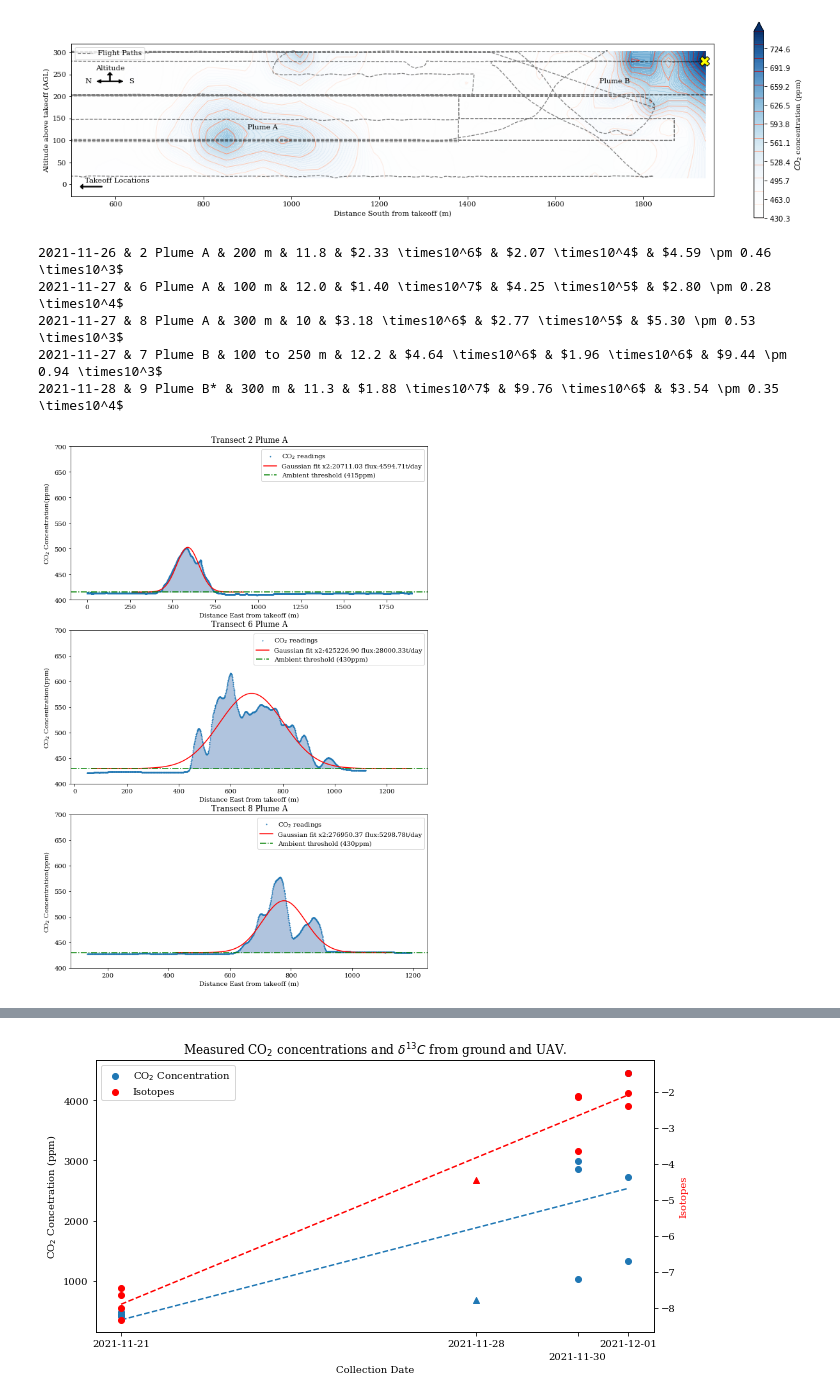
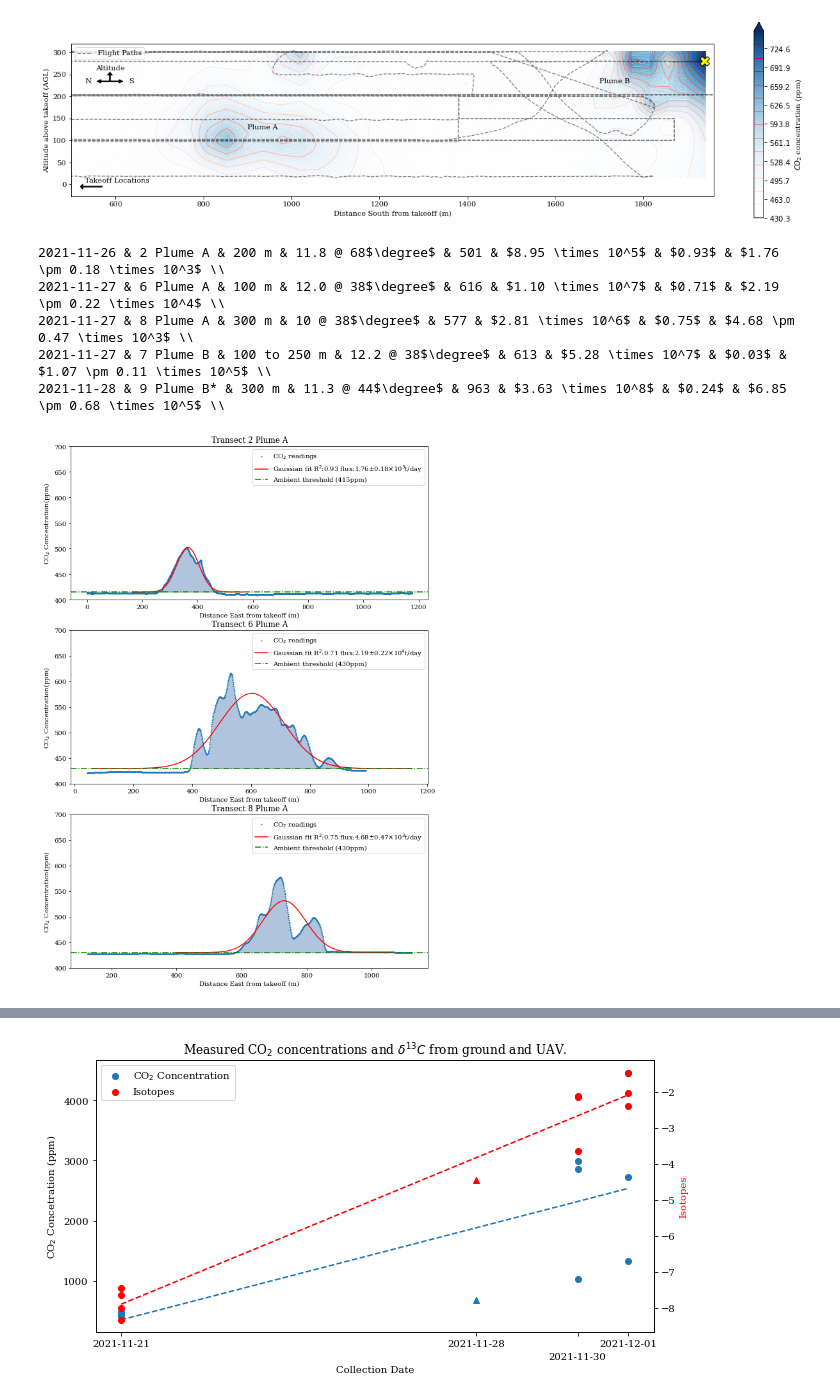
Before and after one commit to BCLab-UNM/lapalma-expedition, a Jupyter notebook: La Palma Nov 2021.ipynb, the cells around one changed output, grey strips where cells are left out. Saved outputs shown, nothing was run; the diff lists cells and outputs as text; code cells hidden in the pictures.

```diff
--- a/La Palma Nov 2021.ipynb
+++ b/La Palma Nov 2021.ipynb
@@ -523,26 +568,26 @@ saveFigure(plt, "altitude_krig")
 # %%
 def add_collection_marker(ax):
     starting_position = lapalma_flight6[0]
     collection_point_distance = (starting_position.lat - collection_point.lat) * (EARTH_CIRCUMFERENCE / 360)
     ax.plot(collection_point_distance, collection_point.value, color='yellow', marker='X', zorder=2, markersize=10, markeredgecolor='black', markeredgewidth=1)
 
 
 fig, axs = plt.subplots(3, 1, figsize=(10, 15))
 
-render_distance_data(lapalma_flight2a[0], lapalma_flight2a, 415, '2021-11-26', 11.8, 2, 'A', 200, axs[0], legend=True)
-render_distance_data(lapalma_flight5[0], first_plume, 430, '2021-11-27', 12.0, 6, 'A', 100, axs[1], legend=True)
-render_distance_data(lapalma_flight5[0], returning_plume, 430, '2021-11-27', 10, 8, 'A', 300, axs[2], legend=True)
+render_distance_data(lapalma_flight2a[0], lapalma_flight2a, 415, '2021-11-26', 11.8, 2, 'A', 200, axs[0], legend=True, angle=math.radians(68))
+render_distance_data(lapalma_flight5[0], first_plume, 430, '2021-11-27', 12.0, 6, 'A', 100, axs[1], legend=True, angle=math.radians(38))
+render_distance_data(lapalma_flight5[0], returning_plume, 430, '2021-11-27', 10, 8, 'A', 300, axs[2], legend=True, angle=math.radians(38))
 saveFigure(plt, "transect_plumeA")
 
 fig, axs = plt.subplots(2, 1, figsize=(10, 10))
-render_distance_data(lapalma_flight5[0], curtain_plume, 430, '2021-11-27', 12.2, 7, 'B', '100 to 250', axs[0], min_distance=1000, limit_distance=2000, legend=True, use_max=True, plot_gaussian=False, max_co2=1000)
-render_distance_data(lapalma_flight6[0], lapalma_flight6, 430, '2021-11-28', 11.3, 9, 'B*', 300, axs[1], min_distance=1000, limit_distance=2000, legend=True, use_max=True, plot_gaussian=False, max_co2=1000, delegate=add_collection_marker)
+render_distance_data(lapalma_flight5[0], curtain_plume, 430, '2021-11-27', 12.2, 7, 'B', '100 to 250', axs[0], min_distance=1000, limit_distance=2000, legend=True, use_max=True, plot_gaussian=False, max_co2=1000, angle=math.radians(38))
+render_distance_data(lapalma_flight6[0], lapalma_flight6, 430, '2021-11-28', 11.3, 9, 'B*', 300, axs[1], min_distance=1000, limit_distance=2000, legend=True, use_max=True, plot_gaussian=False, max_co2=1000, delegate=add_collection_marker, angle=math.radians(44))
 
 saveFigure(plt, "transect_plumeB")
 # %% [output]
-2021-11-26 & 2 Plume A & 200 m & 11.8 & $2.33 \times10^6$ & $2.07 \times10^4$ & $4.59 \pm 0.46 \times10^3$
-2021-11-27 & 6 Plume A & 100 m & 12.0 & $1.40 \times10^7$ & $4.25 \times10^5$ & $2.80 \pm 0.28 \times10^4$
-2021-11-27 & 8 Plume A & 300 m & 10 & $3.18 \times10^6$ & $2.77 \times10^5$ & $5.30 \pm 0.53 \times10^3$
-2021-11-27 & 7 Plume B & 100 to 250 m & 12.2 & $4.64 \times10^6$ & $1.96 \times10^6$ & $9.44 \pm 0.94 \times10^3$
-2021-11-28 & 9 Plume B* & 300 m & 11.3 & $1.88 \times10^7$ & $9.76 \times10^6$ & $3.54 \pm 0.35 \times10^4$
+2021-11-26 & 2 Plume A & 200 m & 11.8 @ 68$\degree$ & 501 & $8.95 \times 10^5$ & $0.93$ & $1.76 \pm 0.18 \times 10^3$ \\
+2021-11-27 & 6 Plume A & 100 m & 12.0 @ 38$\degree$ & 616 & $1.10 \times 10^7$ & $0.71$ & $2.19 \pm 0.22 \times 10^4$ \\
+2021-11-27 & 8 Plume A & 300 m & 10 @ 38$\degree$ & 577 & $2.81 \times 10^6$ & $0.75$ & $4.68 \pm 0.47 \times 10^3$ \\
+2021-11-27 & 7 Plume B & 100 to 250 m & 12.2 @ 38$\degree$ & 613 & $5.28 \times 10^7$ & $0.03$ & $1.07 \pm 0.11 \times 10^5$ \\
+2021-11-28 & 9 Plume B* & 300 m & 11.3 @ 44$\degree$ & 963 & $3.63 \times 10^8$ & $0.24$ & $6.85 \pm 0.68 \times 10^5$ \\
-[figure, old version]
+[figure, new version]
```
Also changed, not shown: parts of 6 cells of this notebook.
